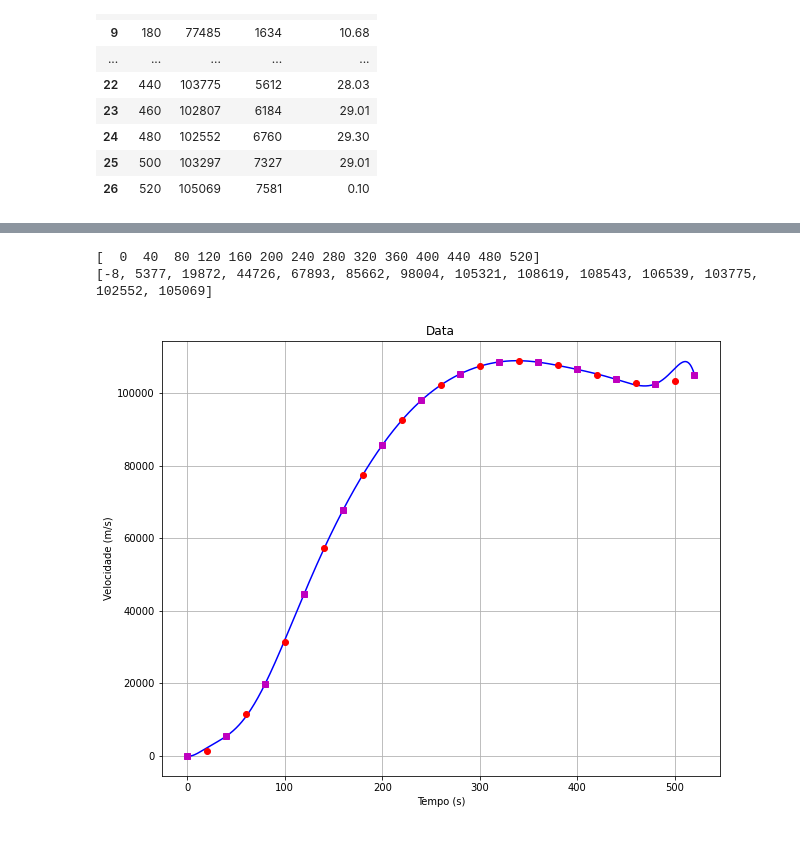
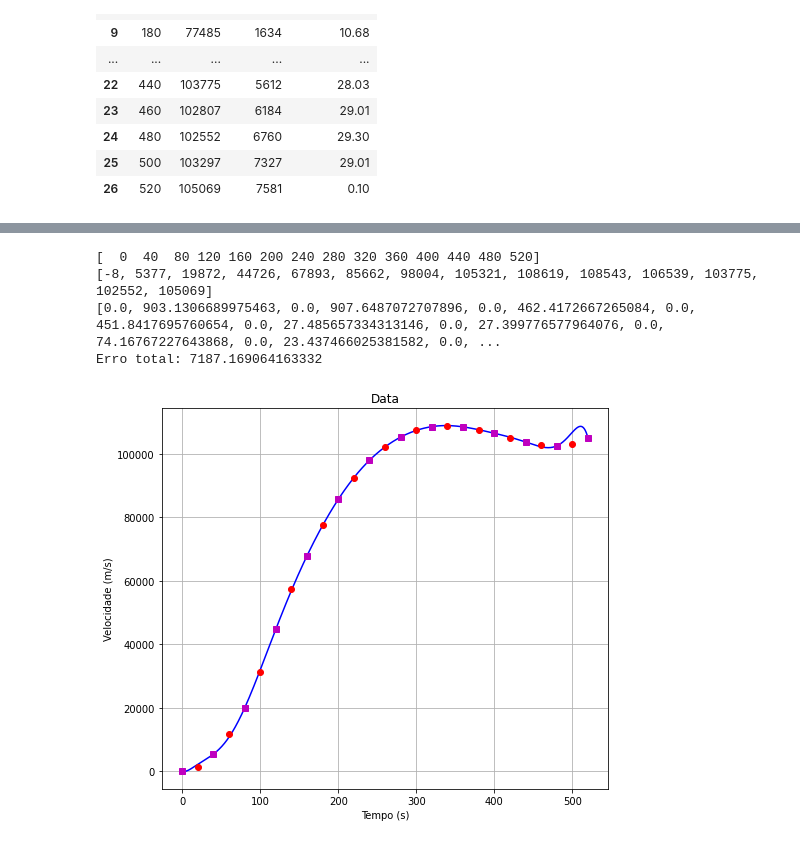
Before and after one commit to Davi-K-Silva/NumericalMethods, a Jupyter notebook: applyed_data.ipynb, the cells around one changed output, grey strips where cells are left out. Cells and saved outputs as stored; diff of their text form; code cells hidden in the pictures.

```diff
--- a/applyed_data.ipynb
+++ b/applyed_data.ipynb
@@ -25,7 +25,7 @@ data
 | 26 | 520 | 105069 | 7581 | 0.10 |
 # %%
 def Plotpattern(xoriginal,yoriginal,xpoints,ypoints,xInterpolation,yInterpolation):
-    fig = plt.figure(figsize = (10,8))
+    fig = plt.figure(figsize = (8,7))
     plt.plot(xInterpolation, yInterpolation, 'b')
     plt.plot(xoriginal, yoriginal, 'ro')
     plt.plot(xpoints, ypoints, 'ms')
@@ -118,15 +105,24 @@ def getNearPoints(n, x ,y, xTarget):
 # %%
 xtarget = np.arange(0, 560, 40)
 ytarget = [y[i*2] for i in range(len(xtarget))]
 
 print(xtarget)
 print(ytarget)
 
 xLagrange = np.arange(0.0, 520.1, 0.1)
 yLagrange = [Lagrange(xtarget,ytarget,i)for i in xLagrange]
 
+firstError = []
+for i in range(len(x)):
+    firstError.append(abs(Lagrange(xtarget,ytarget,x[i])-y[i]))
+
+print(firstError)
+print("Erro total: " +str(np.sum(firstError)))
+
 Plotpattern(x,y,xtarget,ytarget,xLagrange,yLagrange)
 # %% [output]
 [  0  40  80 120 160 200 240 280 320 360 400 440 480 520]
 [-8, 5377, 19872, 44726, 67893, 85662, 98004, 105321, 108619, 108543, 106539, 103775, 102552, 105069]
+[0.0, 903.1306689975463, 0.0, 907.6487072707896, 0.0, 462.4172667265084, 0.0, 451.8417695760654, 0.0, 27.485657334313146, 0.0, 27.399776577964076, 0.0, 74.16767227643868, 0.0, 23.437466025381582, 0.0, ...
+Erro total: 7187.169064163332
-[figure, old version]
+[figure, new version]
```
Also changed, not shown: parts of 26 cells of this notebook.
